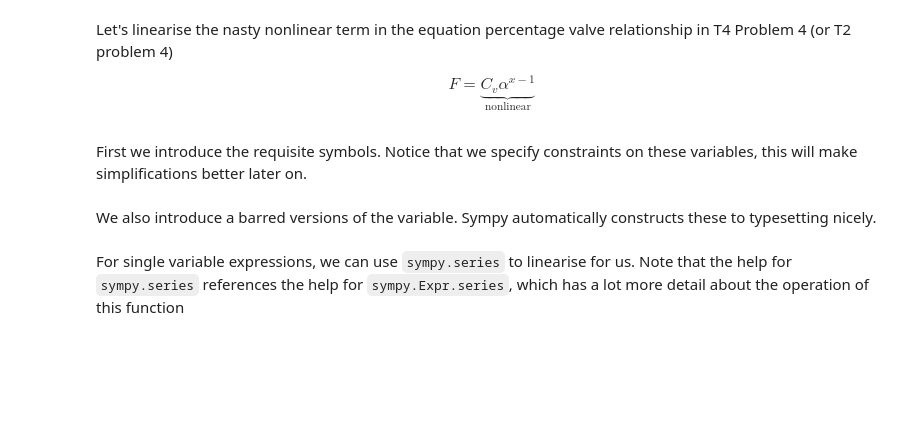
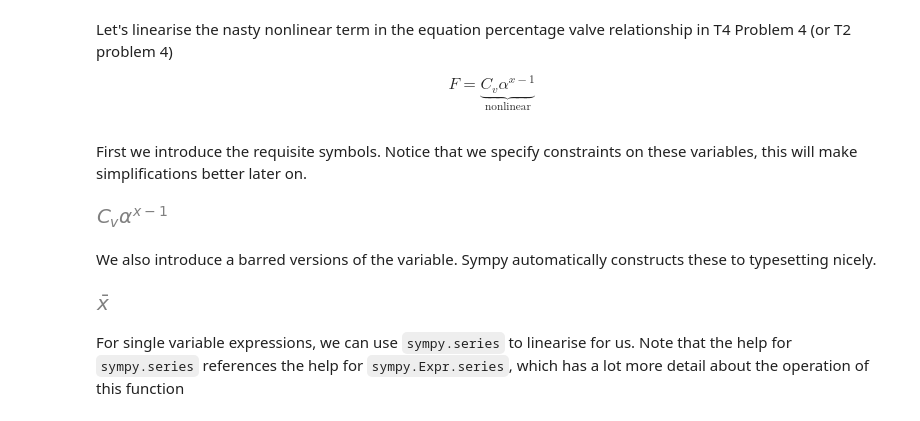
Before and after one commit to Xando96/Process-Dynamics, a Jupyter notebook: 3_Linear_systems/Linearisation.ipynb, the cells around one changed output. Drawn from its saved outputs; the diff is of its cells as text; code cells hidden in the pictures; blank space fills up the shorter version.

```diff
--- a/3_Linear_systems/Linearisation.ipynb
+++ b/3_Linear_systems/Linearisation.ipynb
@@ -112,10 +112,16 @@ First we introduce the requisite symbols. Notice that we specify constraints on
 C_v, alpha, x = sympy.symbols('C_v, alpha, x', positive=True)
 # %%
 term = C_v*alpha**(x - 1)
+term
+# %% [output]
+[figure, added]
 # %% [markdown]
 We also introduce a barred versions of the variable. Sympy automatically constructs these to typesetting nicely.
 # %%
 xbar = sympy.symbols('xbar', positive=True)
+xbar
+# %% [output]
+[figure, added]
 # %% [markdown]
 For single variable expressions, we can use `sympy.series` to linearise for us. Note that the help for `sympy.series` references the help for `sympy.Expr.series`, which has a lot more detail about the operation of this function
 # %%
```
Also changed, not shown: parts of 18 cells of this notebook.
